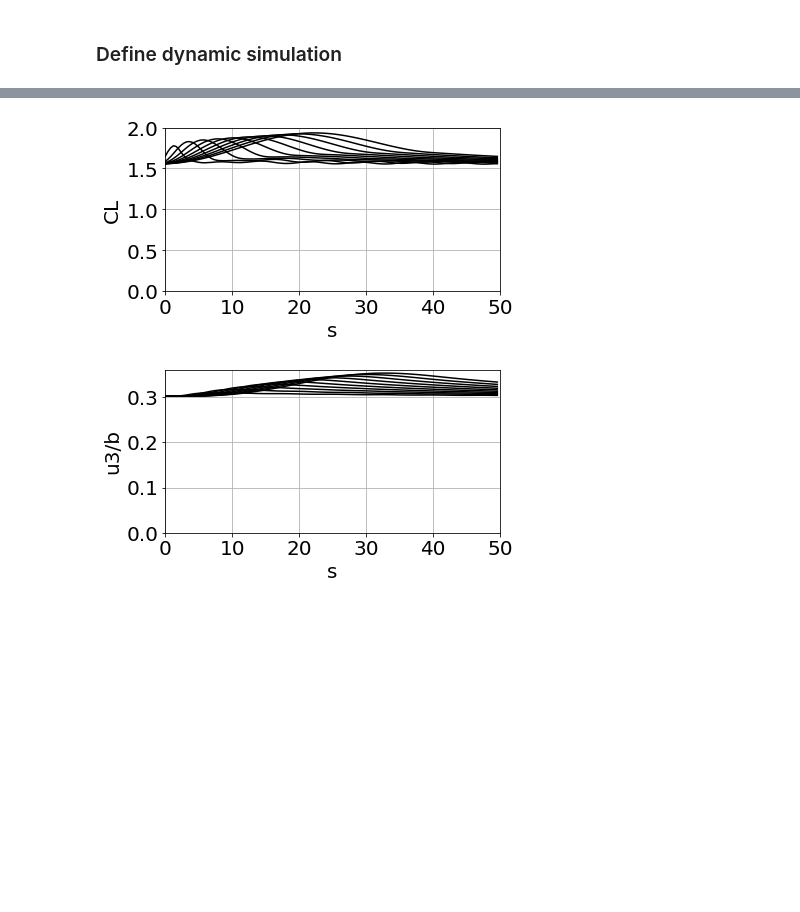
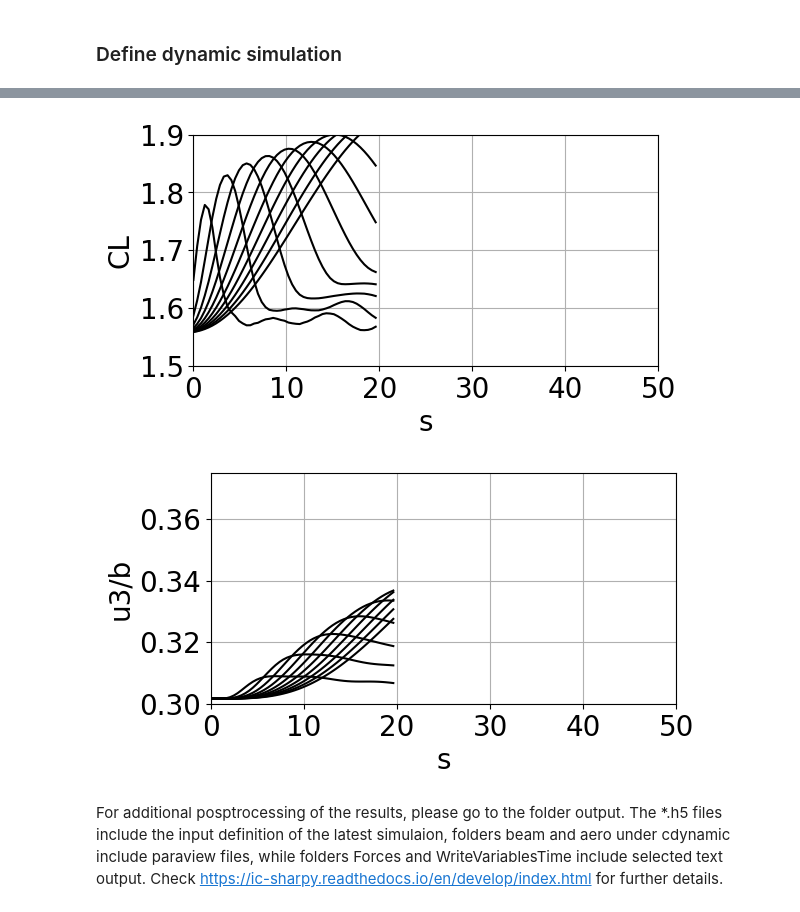
Before and after one commit to ImperialCollegeLondon/flexibleaircraftbook, a Jupyter notebook: 07UnsteadyAero/prismatic_gust.ipynb, the cells around one changed output, grey strips where cells are left out. Saved outputs shown, nothing was run; the diff lists cells and outputs as text; code cells hidden in the pictures; blank space fills up the shorter version.

Commit message:
Include comments on prismatic_gust

```diff
--- a/07UnsteadyAero/prismatic_gust.ipynb
+++ b/07UnsteadyAero/prismatic_gust.ipynb
@@ -38,25 +42,26 @@ airfoil = gc.AeroelasticInformation()  # Initialize aeroelastic model.
 # %%
 ### Wing parameters
 # %%
-Rigid=False        # Toggle on/off to select simulation of a rigid or a flexible wing.
+Rigid=True        # Toggle on/off to select simulation of a rigid or a flexible wing.
 # %%
 # Geometry
-chord = 1.         # Wind chord (constant).
-aspect_ratio = 16. # Ratio between chord and semispan: aspect_ratio = semispan/chord
-wake_length = 25   # Length of the wake in chord lengths (25)
+chord = 1.                  # Wind chord (constant)
+aspect_ratio = 16.          # Ratio between chord and semispan: aspect_ratio = semispan/chord
+wake_length = 25            # Length of the wake in chord lengths - a suiciently long wake is needed for convergence.
+sweep_angle = 0.*np.pi/180. # Wing sweep in rad, positive backwards.
 
 # Discretization
-num_node = 21           # Number of nodes in the structural discretisation. They also define
-                        # the aerodynamic panels in the spanwise direction
-num_chord_panels = 5    # Number of aerodynamic panels in the chordwise direction
-num_points_camber = 20  # Number of points that define the camber line of the airfoil
+num_node = 21               # Number of nodes in the structural discretisation. They also define
+                            # the aerodynamic panels in the spanwise direction
+num_chord_panels = 5        # Number of aerodynamic panels in the chordwise direction
+num_points_camber = 20      # Number of points that define the camber line of the airfoil
 
 # Structural properties of the beam cross section
 mass_per_unit_length = 0.75 # Mass per unit length
-mass_iner_x = 0.1           # Mass inertia around the local x axis
-mass_iner_y = 0.001         # Mass inertia around the local y axis
-mass_iner_z = 0.001         # Mass inertia around the local z axis
-pos_cg_B = np.zeros((3))    # position of the centre of mass with respect to the elastic axis
+mass_iner_x = 0.1           # Mass moment of inertia around the local x axis
+mass_iner_y = 0.001         # Mass momen of inertia around the local y axis
+mass_iner_z = 0.001         # Mass moment of inertia around the local z axis
+pos_cg_B = np.zeros((3))    # Position of the centre of mass with respect to the elastic axis
 EA = 1e6                    # Axial stiffness
 GAy = 1e6                   # Shear stiffness in the local y axis
 GAz = 1e6                   # Shear stiffness in the local z axis
@@ -65,10 +70,10 @@ EIy = 2e4                   # Bending stiffness around the flapwise direction
 EIz = 5e6                   # Bending stiffness around the edgewise direction
 
 # Flight conditions
-Vinf= 5.                   # Wind speed
-rho = 1.                   # Density  (default 0.1)
-beta= 0.*np.pi/180.        # Sideslip in rad
-aoa = 10.*np.pi/180.       # Angle of incidence of the wing (default 10 deg)
+Vinf= 5.                    # Wind speed in m/s
+rho = 1.                    # Density in kg/m3 (default 0.1.)
+beta= 0.*np.pi/180.         # Sideslip in rad
+aoa = 0.*np.pi/180.         # Angle of incidence of the wing in rad (default 10 deg)
 
 # Time discretization
 dt = chord/num_chord_panels/Vinf   # Always keep one timestep per panel
@@ -198,7 +203,7 @@ SimInfo.solvers['SHARPy']['flow'] = [
                         'DynamicCoupled']
 SimInfo.solvers['SHARPy']['case'] = 'cdynamic'
 # %%
-end_time=5.0
+end_time=2.0            # RPN 5
 time_steps = int(end_time/dt)
 
 SimInfo.set_variable_all_dicts('dt', dt)
@@ -268,4 +353,5 @@ gc.clean_test_files(SimInfo.solvers['SHARPy']['route'], SimInfo.solvers['SHARPy'
 # %%
+# Plot lift coeicient.
 time = np.linspace(0, dt*(time_steps-1), time_steps-1)
 
 fig, plotb = plt.subplots(1,1, figsize=(6, 3))
@@ -274,19 +360,23 @@ plotb.set_xlabel("s")
 plotb.set_ylabel("CL")
 for jGust in range(nGusts):
     plotb.plot(2*time*Vinf/chord, Force[jGust][1:]/(.5*rho*(Vinf*w0)*chord*aspect_ratio*2*np.pi), linestyle='-', c='black')
-plotb.set(xlim=(0, 50), ylim=(0, 2))
-#plt.show()
-fig.savefig("figures/prismatic-gust-rho1-cl.eps",  format='eps', dpi=1000, bbox_inches='tight')
+plotb.set(xlim=(0, 50), ylim=(1.5, 1.9))
+# Ucomment following line to save in figures folder
+# fig.savefig("figures/prismatic-gust-rho1-cl.eps",  format='eps', dpi=1000, bbox_inches='tight')
 # %% [output]
-[figure, old version]
+[figure, new version]
 # %%
+#Plot wing tip displacement
 fig, plots = plt.subplots(1,1, figsize=(6, 3))
 plots.grid()
 plots.set_xlabel("s")
 plots.set_ylabel("u3/b")
 for jGust in range(nGusts):
     plots.plot(2*time*Vinf/chord, tip_pos[jGust][1:]/(chord*aspect_ratio), linestyle='-', c='black')
-plots.set(xlim=(0, 50), ylim=(0, 0.36))
-fig.savefig("figures/prismatic-gust-alpha10-tip.eps",  format='eps', dpi=1000, bbox_inches='tight')
+plots.set(xlim=(0, 50), ylim=(0.3, 0.375))
+# Uncomment following line to save in figures folder
+#fig.savefig("figures/prismatic-gust-alpha10-tip.eps",  format='eps', dpi=1000, bbox_inches='tight')
 # %% [output]
-[figure, old version]
+[figure, new version]
+# %% [markdown]
+For additional posptrocessing of the results, please go to the folder output. The *.h5 files include the input definition of the latest simulaion, folders beam and aero under cdynamic include paraview files, while folders Forces and WriteVariablesTime include selected text output. Check  https://ic-sharpy.readthedocs.io/en/develop/index.html for further details.
```
Also changed, not shown: parts of 3 cells of this notebook.
